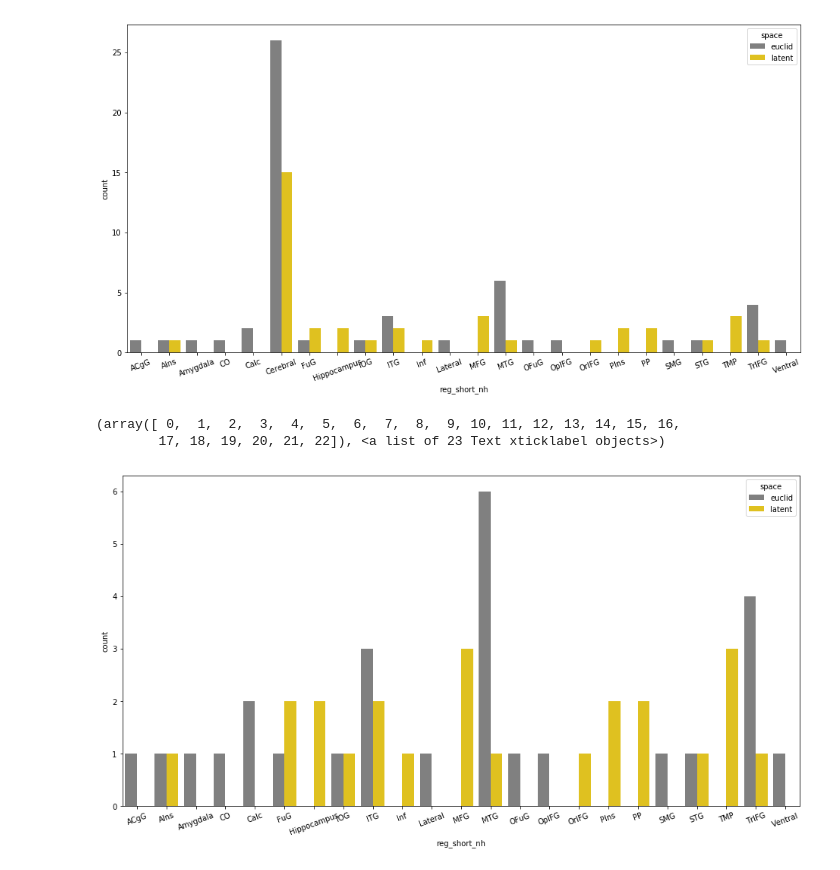
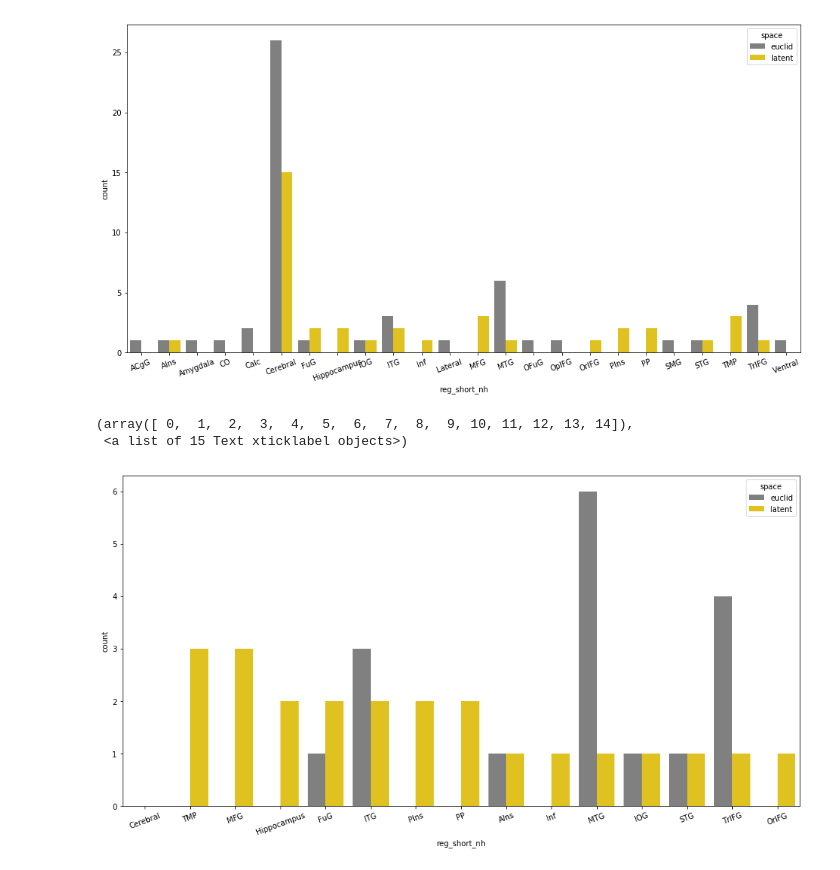
Before and after one commit to jastiso/statistical_learning, a Jupyter notebook: scripts/searchlight.ipynb, the cells around one changed output. Cells and saved outputs as stored; diff of their text form; code cells hidden in the pictures.

```diff
--- a/scripts/searchlight.ipynb
+++ b/scripts/searchlight.ipynb
@@ -74,9 +74,10 @@ plt.xticks(rotation=20)
 [figure]
 # %%
 fig = plt.figure(figsize=(16,8))
-sns.countplot(data=reg[reg['reg_short_nh'] != 'Cerebral'], x='reg_short_nh', hue='space', palette = ['grey','gold'])
+sns.countplot(data=reg[reg['reg_short_nh'] != 'Cerebral'], x='reg_short_nh', hue='space', palette = ['grey','gold'],
+             order = reg.loc[reg['space'] == 'latent','reg_short_nh'].value_counts().index)
 plt.xticks(rotation=20)
 # %% [output]
-(array([ 0,  1,  2,  3,  4,  5,  6,  7,  8,  9, 10, 11, 12, 13, 14, 15, 16,
-        17, 18, 19, 20, 21, 22]), <a list of 23 Text xticklabel objects>)
+(array([ 0,  1,  2,  3,  4,  5,  6,  7,  8,  9, 10, 11, 12, 13, 14]),
+ <a list of 15 Text xticklabel objects>)
-[figure, old version]
+[figure, new version]
```
Also changed, not shown: parts of 2 cells of this notebook, 4 other files.
